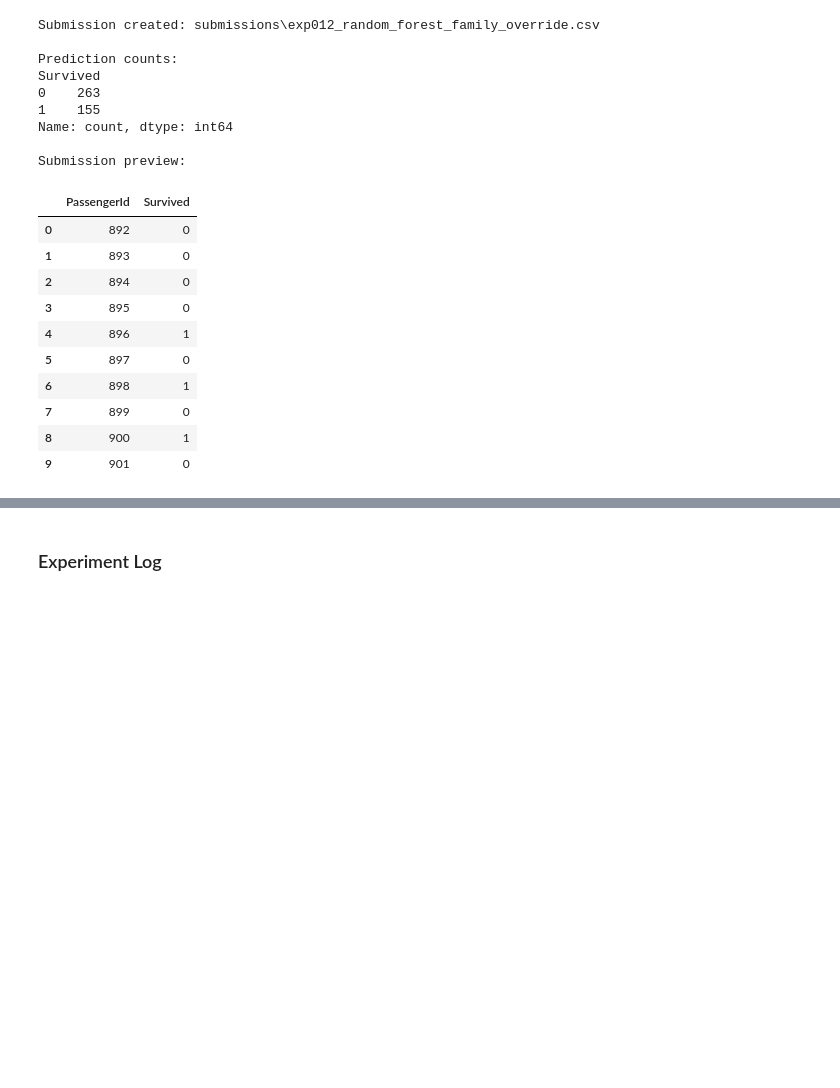
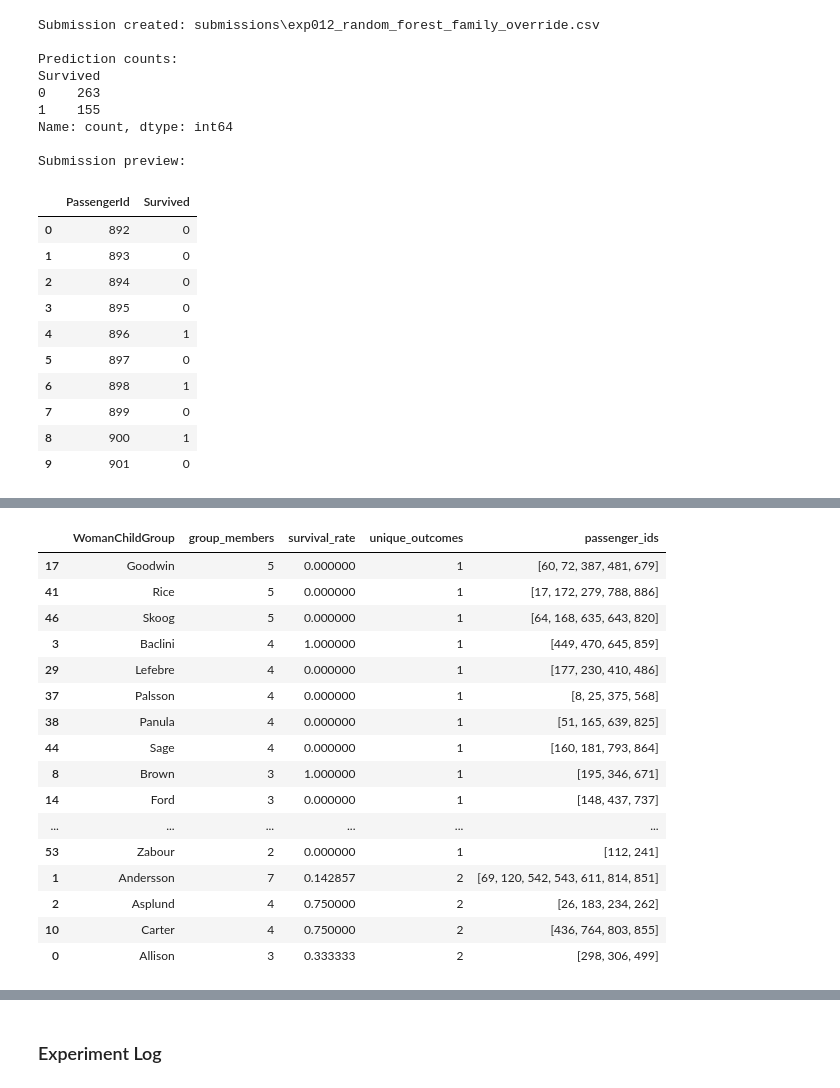
Before and after one commit to IamGRootMSE/machine-learning-lab, a Jupyter notebook: 00-Kaggle/01-Titanic - Machine Learning from Disaster/titanic_exp011_feature_ablation.ipynb, the cells around one changed output, grey strips where cells are left out. Drawn from its saved outputs; the diff is of its cells as text; code cells hidden in the pictures; blank space fills up the shorter version.

```diff
--- a/00-Kaggle/01-Titanic - Machine Learning from Disaster/titanic_exp011_feature_ablation.ipynb
+++ b/00-Kaggle/01-Titanic - Machine Learning from Disaster/titanic_exp011_feature_ablation.ipynb
@@ -5589,0 +5919,80 @@ Submission preview:
+# %%
+descriptive_group_data_exp013 = (
+    train_relations_exp013.copy()
+)
+
+descriptive_group_data_exp013[
+    "Survived"
+] = y_exp013.to_numpy()
+
+descriptive_group_summary_exp013 = (
+    descriptive_group_data_exp013[
+        descriptive_group_data_exp013[
+            "WomanChildGroup"
+        ] != "noGroup"
+    ]
+    .groupby(
+        "WomanChildGroup",
+        as_index=False,
+    )
+    .agg(
+        group_members=(
+            "PassengerId",
+            "size",
+        ),
+        survival_rate=(
+            "Survived",
+            "mean",
+        ),
+        unique_outcomes=(
+            "Survived",
+            "nunique",
+        ),
+        passenger_ids=(
+            "PassengerId",
+            list,
+        ),
+    )
+    .sort_values(
+        [
+            "unique_outcomes",
+            "group_members",
+        ],
+        ascending=[
+            True,
+            False,
+        ],
+    )
+)
+
+pure_groups_exp013 = (
+    descriptive_group_summary_exp013[
+        descriptive_group_summary_exp013[
+            "unique_outcomes"
+        ].eq(1)
+    ]
+)
+
+print(
+    "Woman-child groups:",
+    len(
+        descriptive_group_summary_exp013
+    ),
+)
+
+print(
+    "Groups with one consistent outcome:",
+    len(pure_groups_exp013),
+)
+
+print(
+    "Passengers in consistent groups:",
+    pure_groups_exp013[
+        "group_members"
+    ].sum(),
+)
+
+display(
+    descriptive_group_summary_exp013
+)
+# %% [output]
@@ -5589,0 +6002,17 @@ Submission preview:
+|  | WomanChildGroup | group_members | survival_rate | unique_outcomes | passenger_ids |
+| 17 | Goodwin | 5 | 0.000000 | 1 | [60, 72, 387, 481, 679] |
+| 41 | Rice | 5 | 0.000000 | 1 | [17, 172, 279, 788, 886] |
+| 46 | Skoog | 5 | 0.000000 | 1 | [64, 168, 635, 643, 820] |
+| 3 | Baclini | 4 | 1.000000 | 1 | [449, 470, 645, 859] |
+| 29 | Lefebre | 4 | 0.000000 | 1 | [177, 230, 410, 486] |
+| 37 | Palsson | 4 | 0.000000 | 1 | [8, 25, 375, 568] |
+| 38 | Panula | 4 | 0.000000 | 1 | [51, 165, 639, 825] |
+| 44 | Sage | 4 | 0.000000 | 1 | [160, 181, 793, 864] |
+| 8 | Brown | 3 | 1.000000 | 1 | [195, 346, 671] |
+| 14 | Ford | 3 | 0.000000 | 1 | [148, 437, 737] |
+| ... | ... | ... | ... | ... | ... |
+| 53 | Zabour | 2 | 0.000000 | 1 | [112, 241] |
+| 1 | Andersson | 7 | 0.142857 | 2 | [69, 120, 542, 543, 611, 814, 851] |
+| 2 | Asplund | 4 | 0.750000 | 2 | [26, 183, 234, 262] |
+| 10 | Carter | 4 | 0.750000 | 2 | [436, 764, 803, 855] |
+| 0 | Allison | 3 | 0.333333 | 2 | [298, 306, 499] |
```
Also changed, not shown: parts of 7 cells of this notebook, 1 other file.
